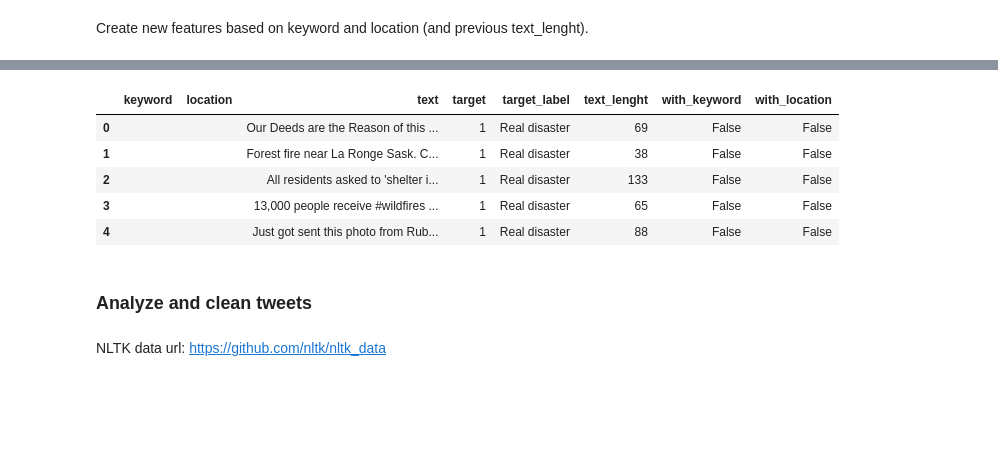
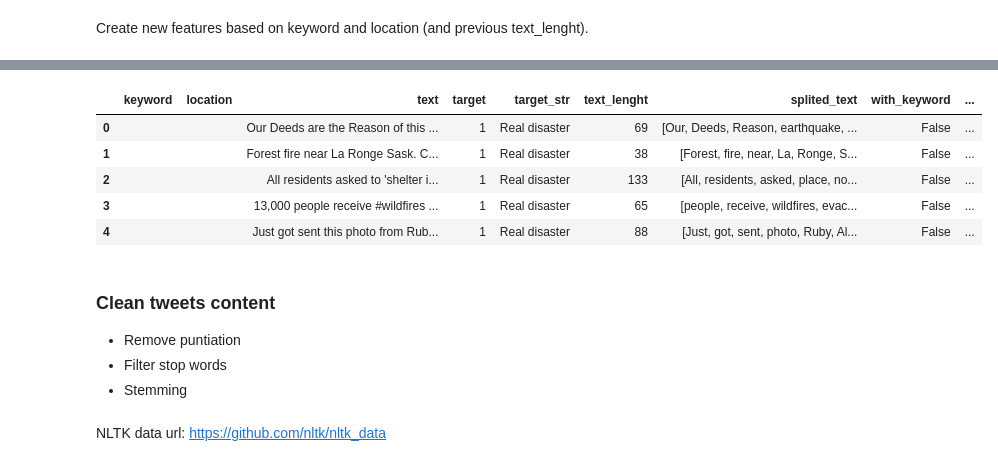
Before and after one commit to casals90/nlp_with_disaster_tweets, a Jupyter notebook: NLP_twitter.ipynb, the cells around one changed output, grey strips where cells are left out. Saved outputs shown, nothing was run; the diff lists cells and outputs as text; code cells hidden in the pictures; blank space fills up the shorter version.

```diff
--- a/NLP_twitter.ipynb
+++ b/NLP_twitter.ipynb
@@ -68,3 +90,6 @@ memory usage: 357.0+ KB
+# %%
+string_columns = ["keyword", "location", "text", "target_str"]
+train_df.loc[:, string_columns] = train_df[string_columns].astype("string")
 # %%
 train_df.head()
 # %% [output]
@@ -184,4 +208,4 @@ Not real disaster
 # %%
 # Adding new feature: text_lenght
-train_df.loc[:, "text_lenght"] = train_df.text.apply(len)
+train_df.loc[:, "text_lenght"] = train_df.text.str.len()
 # %%
@@ -219,8 +243,20 @@ def generate_word_cloud(text_list, title, stop_words=stop_words):
     plt.axis("off")
     plt.title(title, fontsize=32)
     plt.show()
+# %%
+def split_text(text, stop_words):
+    # Split text into tokens
+    tokens = word_tokenize(text)
+    # Remove puntuations
+    words = [word for word in tokens if word.isalpha()]
+    # Filter stop words
+    words = [word for word in words if word not in stop_words]
+
+    return words
 # %%
-generate_word_cloud(train_df[cond]["splited_text"].values.tolist(), "Wordcloud by real disaster tweets")
-generate_word_cloud(train_df[~cond]["splited_text"].values.tolist(), "Wordcloud by NO real disaster tweets")
+train_df.loc[:, "splited_text"] = train_df["text"].apply(split_text, args=(stop_words,))
+
+generate_word_cloud(train_df[cond_disaster]["splited_text"].values.tolist(), "Wordcloud by real disaster tweets")
+generate_word_cloud(train_df[~cond_disaster]["splited_text"].values.tolist(), "Wordcloud by NO real disaster tweets")
 generate_word_cloud(train_df["splited_text"].values.tolist(), "Wordcloud by tweets")
 # %% [output]
@@ -251,17 +302,21 @@ Create new features based on keyword and location (and previous text_lenght).
 # %%
-train_df.loc[:, "with_keyword"] = train_df["keyword"].apply(bool)
-train_df.loc[:, "with_location"] = train_df["location"].apply(bool)
+train_df.loc[:, "with_keyword"] = train_df.keyword.str.len().astype(bool)
+train_df.loc[:, "with_location"] = train_df.location.str.len().astype(bool)
 
 train_df.head()
 # %% [output]
-|  | keyword | location | text | target | target_label | text_lenght | with_keyword | with_location |
-| 0 |  |  | Our Deeds are the Reason of this ... | 1 | Real disaster | 69 | False | False |
-| 1 |  |  | Forest fire near La Ronge Sask. C... | 1 | Real disaster | 38 | False | False |
-| 2 |  |  | All residents asked to 'shelter i... | 1 | Real disaster | 133 | False | False |
-| 3 |  |  | 13,000 people receive #wildfires ... | 1 | Real disaster | 65 | False | False |
-| 4 |  |  | Just got sent this photo from Rub... | 1 | Real disaster | 88 | False | False |
+|  | keyword | location | text | target | target_str | text_lenght | splited_text | with_keyword | ... |
+| 0 |  |  | Our Deeds are the Reason of this ... | 1 | Real disaster | 69 | [Our, Deeds, Reason, earthquake, ... | False | ... |
+| 1 |  |  | Forest fire near La Ronge Sask. C... | 1 | Real disaster | 38 | [Forest, fire, near, La, Ronge, S... | False | ... |
+| 2 |  |  | All residents asked to 'shelter i... | 1 | Real disaster | 133 | [All, residents, asked, place, no... | False | ... |
+| 3 |  |  | 13,000 people receive #wildfires ... | 1 | Real disaster | 65 | [people, receive, wildfires, evac... | False | ... |
+| 4 |  |  | Just got sent this photo from Rub... | 1 | Real disaster | 88 | [Just, got, sent, photo, Ruby, Al... | False | ... |
-# %% [markdown]
-### Analyze and clean tweets
+# %% [markdown]
+### Clean tweets content
+
+- Remove puntiation
+- Filter stop words
+- Stemming
 # %% [markdown]
 NLTK data url: https://github.com/nltk/nltk_data
 # %% [markdown]
```
Also changed, not shown: parts of 31 cells of this notebook, 2 other files.
